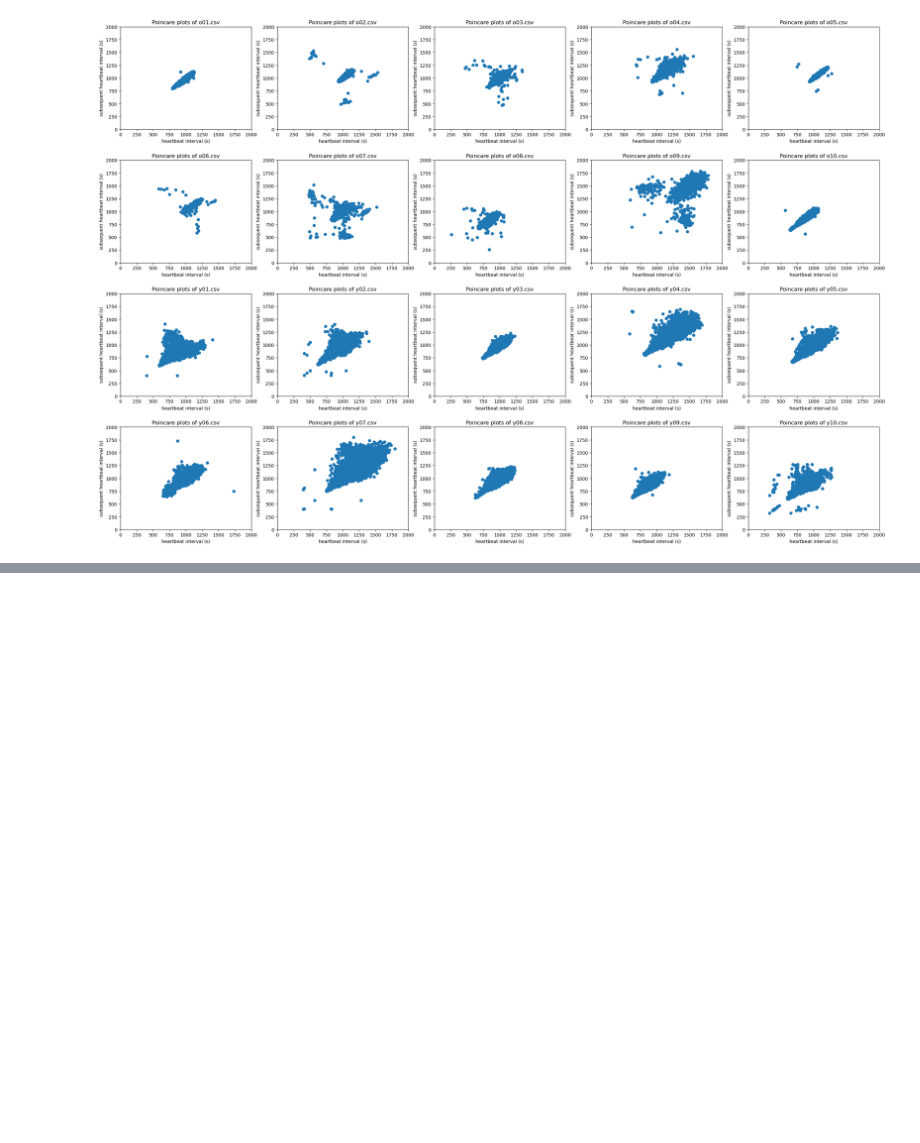
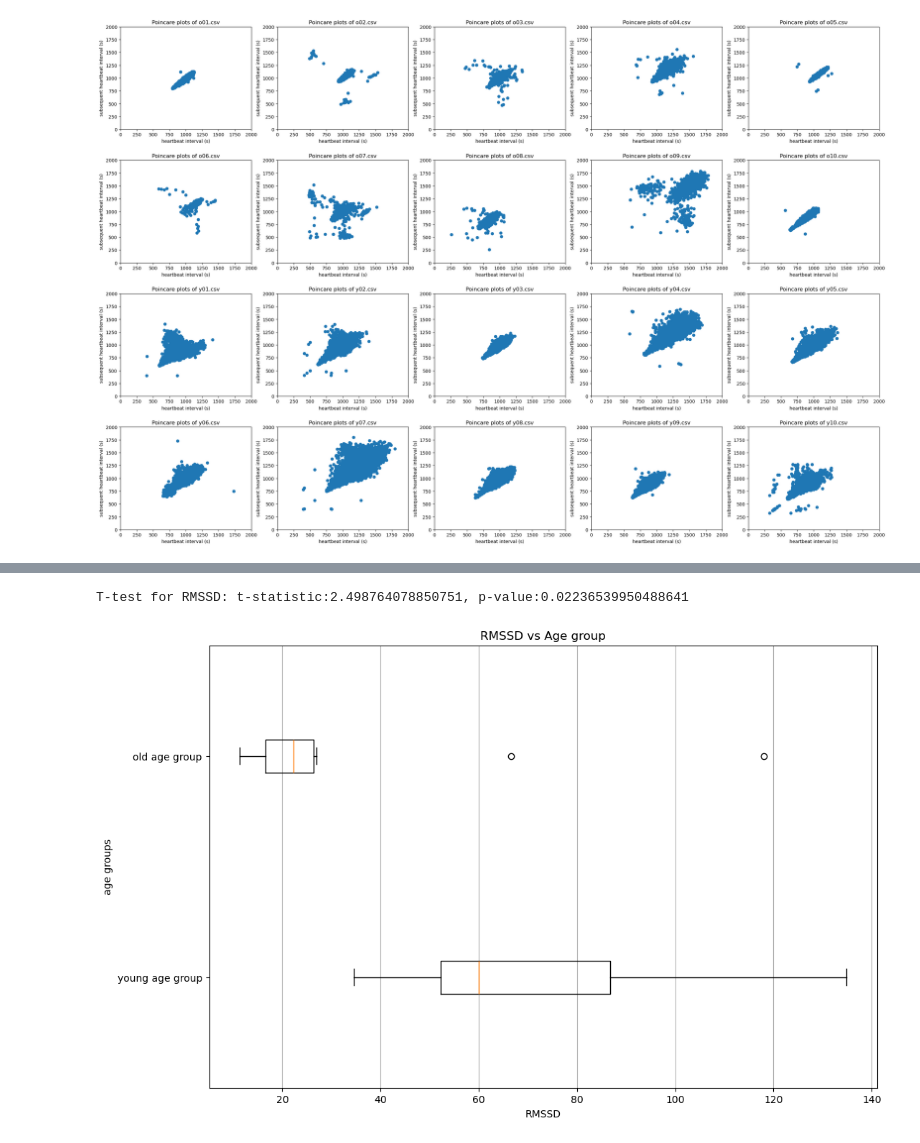
Before and after one commit to DraesonFang/HRV-Analysis, a Jupyter notebook: HRV_analysis.ipynb, the cells around one changed output, grey strips where cells are left out. Cells and saved outputs as stored; diff of their text form; code cells hidden in the pictures; blank space fills up the shorter version.

```diff
--- a/HRV_analysis.ipynb
+++ b/HRV_analysis.ipynb
@@ -106,0 +138,18 @@ TypeError: ufunc 'divide' not supported for the input types, and the inputs coul
+# %%
+rmssd_data_base_on_age_group = [hrv_df[hrv_df['age_group']==age]['rmssd'] for age in labels]
+
+# calculate T-test for mean BPM
+t_statistic, p_value = stats.ttest_ind(rmssd_data_base_on_age_group[0],rmssd_data_base_on_age_group[1])
+print(f'T-test for RMSSD: t-statistic:{t_statistic}, p-value:{p_value}')
+
+#visualise it
+plt.figure(figsize=(12,8))
+plt.boxplot(rmssd_data_base_on_age_group,labels=labels, vert=False)
+plt.xlabel('RMSSD')
+plt.ylabel('age groups')
+plt.grid(axis='x')
+plt.title('RMSSD vs Age group')
+plt.show()
+# %% [output]
+T-test for RMSSD: t-statistic:2.498764078850751, p-value:0.02236539950488641
+[figure, added]
```
Also changed, not shown: parts of 19 cells of this notebook.
